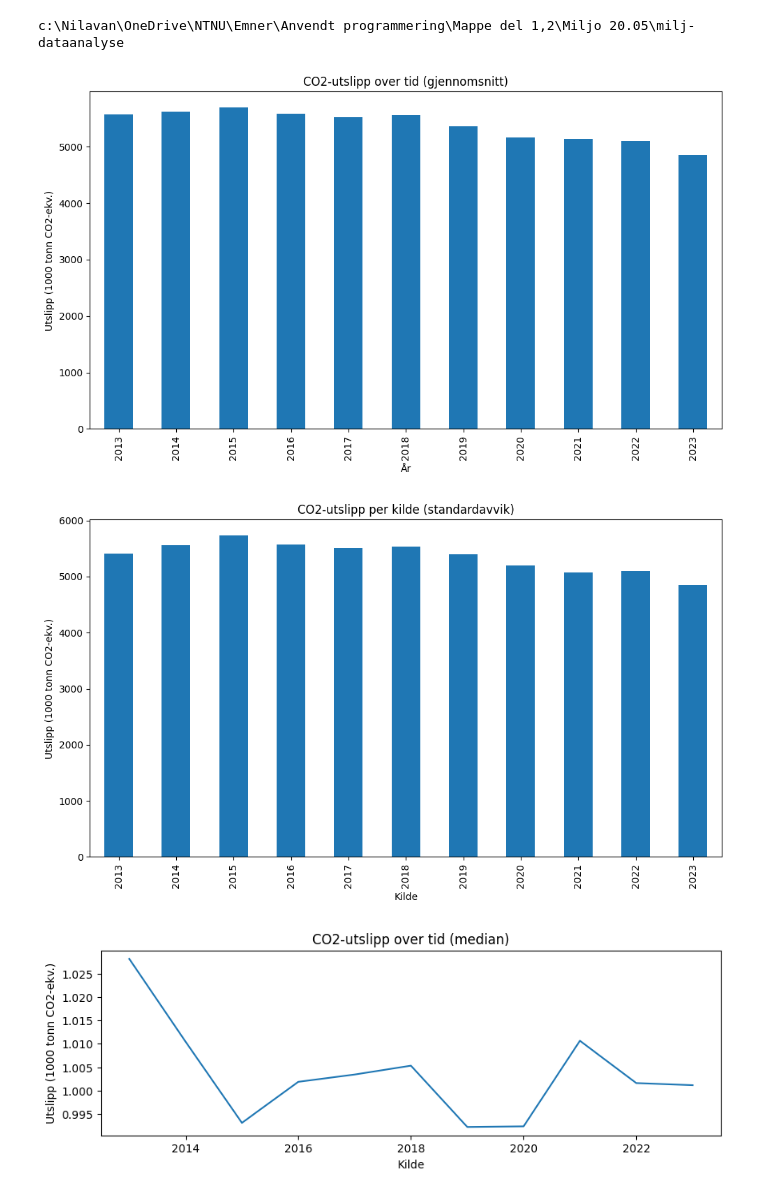
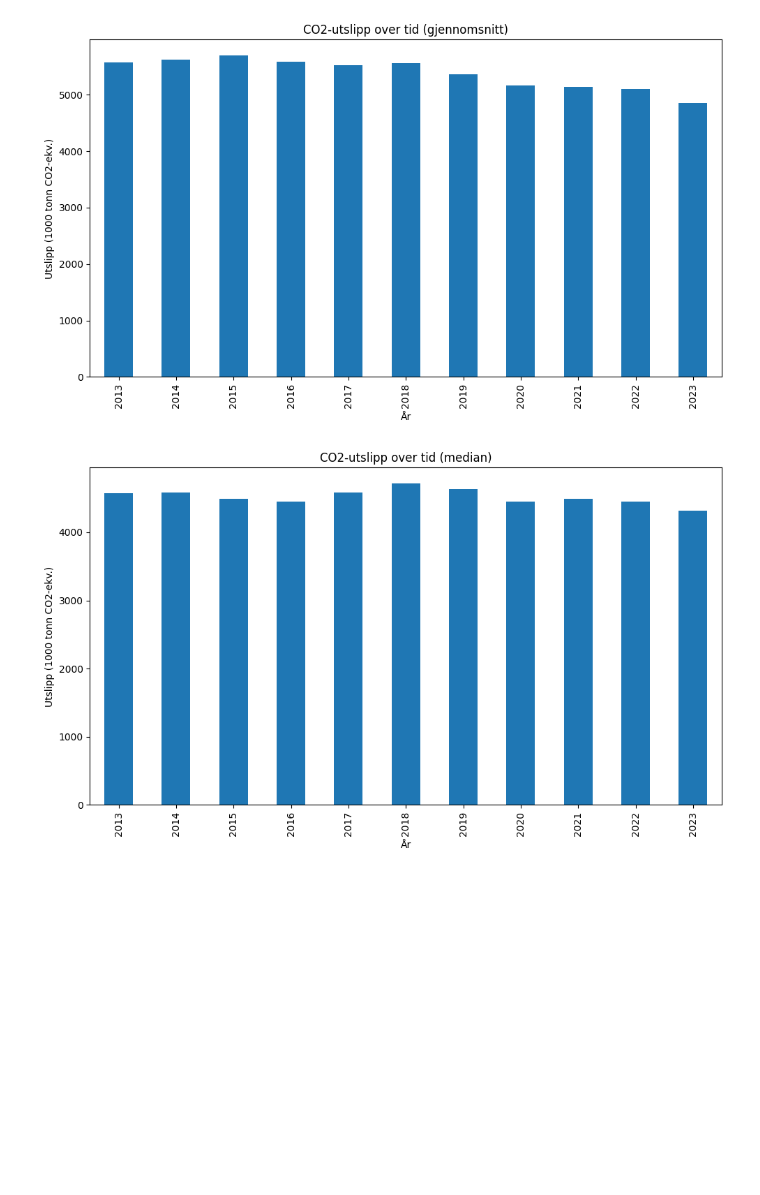
Before and after one commit to PetterOttersen/milj-dataanalyse, a Jupyter notebook: processed_data/Fremstilling_Utslipp.ipynb, the cells around one changed output. Saved outputs shown, nothing was run; the diff lists cells and outputs as text; code cells hidden in the pictures; blank space fills up the shorter version.

```diff
--- a/processed_data/Fremstilling_Utslipp.ipynb
+++ b/processed_data/Fremstilling_Utslipp.ipynb
@@ -7,6 +7,8 @@ if os.getcwd().split(os.path.sep)[-1] == "processed_data":
     os.chdir("..")
 
 from src.Utslipp import analyze_clean_utslipp_data, plots
+from src.Utslipp import plots_part_2
+
 
 
 file_path_utslipp = "raw_data/data/Utslippdata.csv"
@@ -16,10 +18,9 @@ df_clean = analyze_clean_utslipp_data(df)
 plotter = plots(df_clean)
 
 mean = plotter.plot_co2_per_year_mean()
-std = plotter.plot_co2_per_year_std()
-cv = plotter.comparisons(mean, std)
 # %% [output]
-c:\Nilavan\OneDrive\NTNU\Emner\Anvendt programmering\Mappe del 1,2\Miljo 20.05\milj-dataanalyse
 [figure]
-[figure, removed]
-[figure, removed]
+# %%
+plotter.plot_co2_per_year_median()
+# %% [output]
+[figure, added]
```
Also changed, not shown: parts of 5 cells of this notebook.
